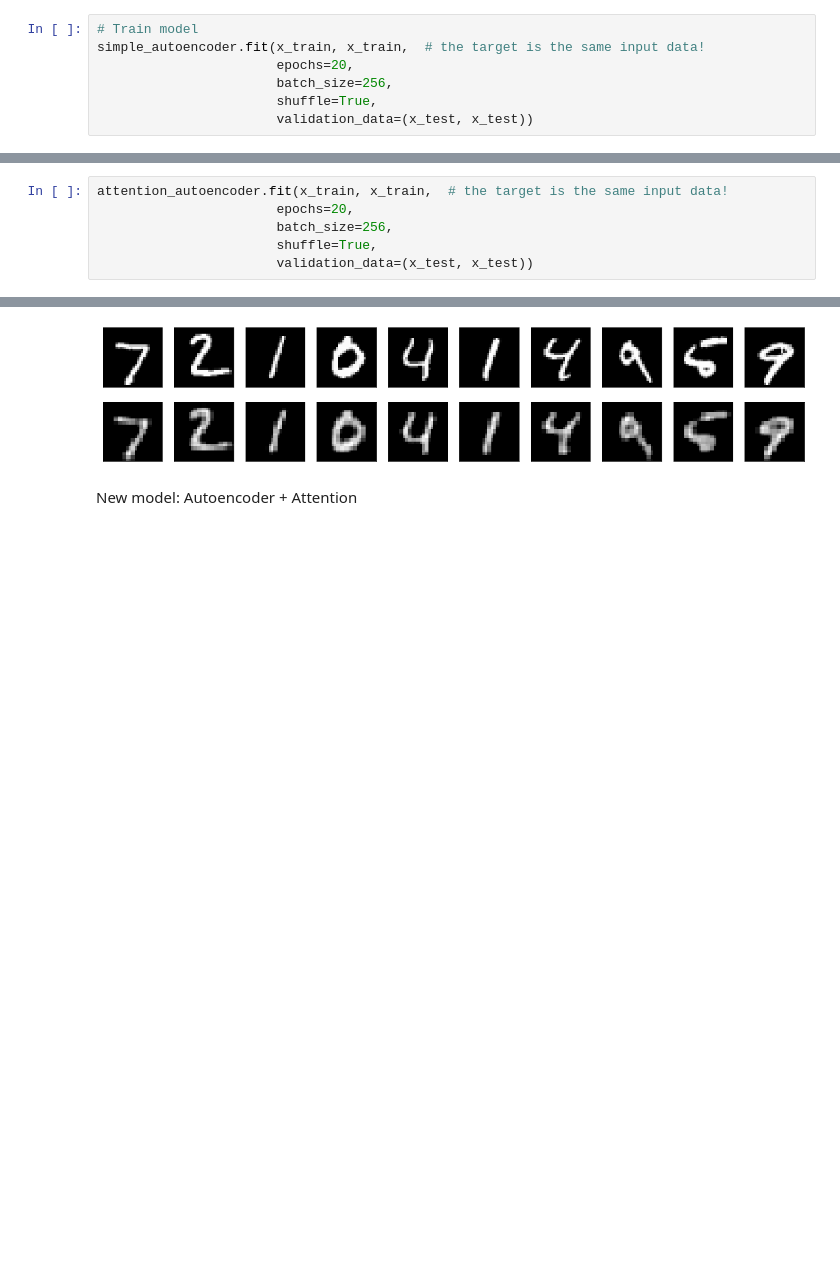
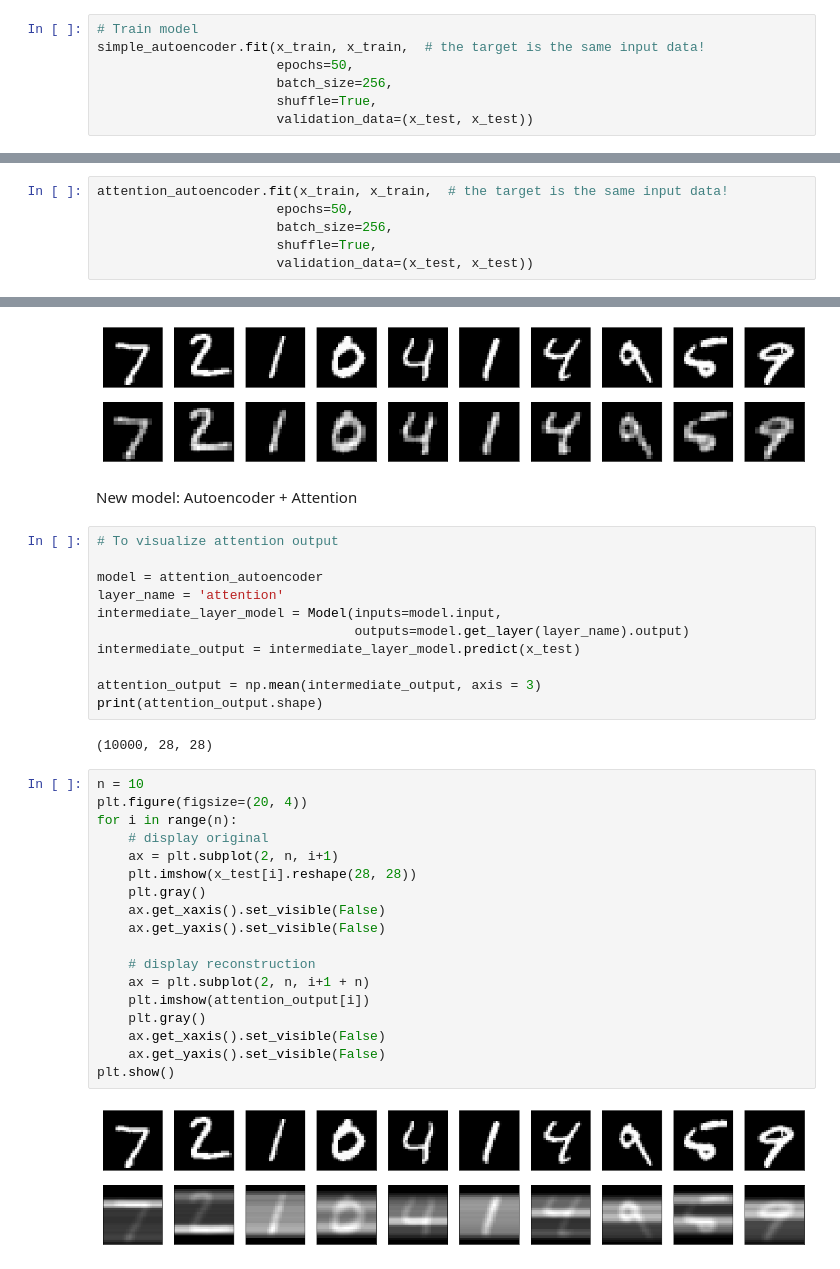
Before and after one commit to SPEECHCOG/transformer_workshop, a Jupyter notebook: ae_simple_vs_attention_version2.ipynb, the cells around one changed output, grey strips where cells are left out. Drawn from its saved outputs; the diff is of its cells as text; blank space fills up the shorter version.

Commit message:
attention visualisation

```diff
--- a/ae_simple_vs_attention_version2.ipynb
+++ b/ae_simple_vs_attention_version2.ipynb
@@ -216,7 +215,7 @@ encoded_input = Input(shape=encoded.shape)
 # %%
 # Train model
 simple_autoencoder.fit(x_train, x_train,  # the target is the same input data!
-                       epochs=20,
+                       epochs=50,
                        batch_size=256,
                        shuffle=True,
                        validation_data=(x_test, x_test))
@@ -489,7 +488,7 @@ encoded_input = Input(shape=encoded.shape)
 #decoder = Model(encoded_input, decoder_layer(encoded_input))
 # %%
 attention_autoencoder.fit(x_train, x_train,  # the target is the same input data!
-                       epochs=20,
+                       epochs=50,
                        batch_size=256,
                        shuffle=True,
                        validation_data=(x_test, x_test))
@@ -559,3 +555,36 @@ plt.show()
 
 
 New model: Autoencoder + Attention
+# %%
+# To visualize attention output
+
+model = attention_autoencoder
+layer_name = 'attention'
+intermediate_layer_model = Model(inputs=model.input,
+                                 outputs=model.get_layer(layer_name).output)
+intermediate_output = intermediate_layer_model.predict(x_test)
+
+attention_output = np.mean(intermediate_output, axis = 3)
+print(attention_output.shape)
+# %% [output]
+(10000, 28, 28)
+# %%
+n = 10
+plt.figure(figsize=(20, 4))
+for i in range(n):
+    # display original
+    ax = plt.subplot(2, n, i+1)
+    plt.imshow(x_test[i].reshape(28, 28))
+    plt.gray()
+    ax.get_xaxis().set_visible(False)
+    ax.get_yaxis().set_visible(False)
+
+    # display reconstruction
+    ax = plt.subplot(2, n, i+1 + n)
+    plt.imshow(attention_output[i])
+    plt.gray()
+    ax.get_xaxis().set_visible(False)
+    ax.get_yaxis().set_visible(False)
+plt.show()
+# %% [output]
+[figure, added]
```
Also changed, not shown: parts of 5 cells of this notebook.
